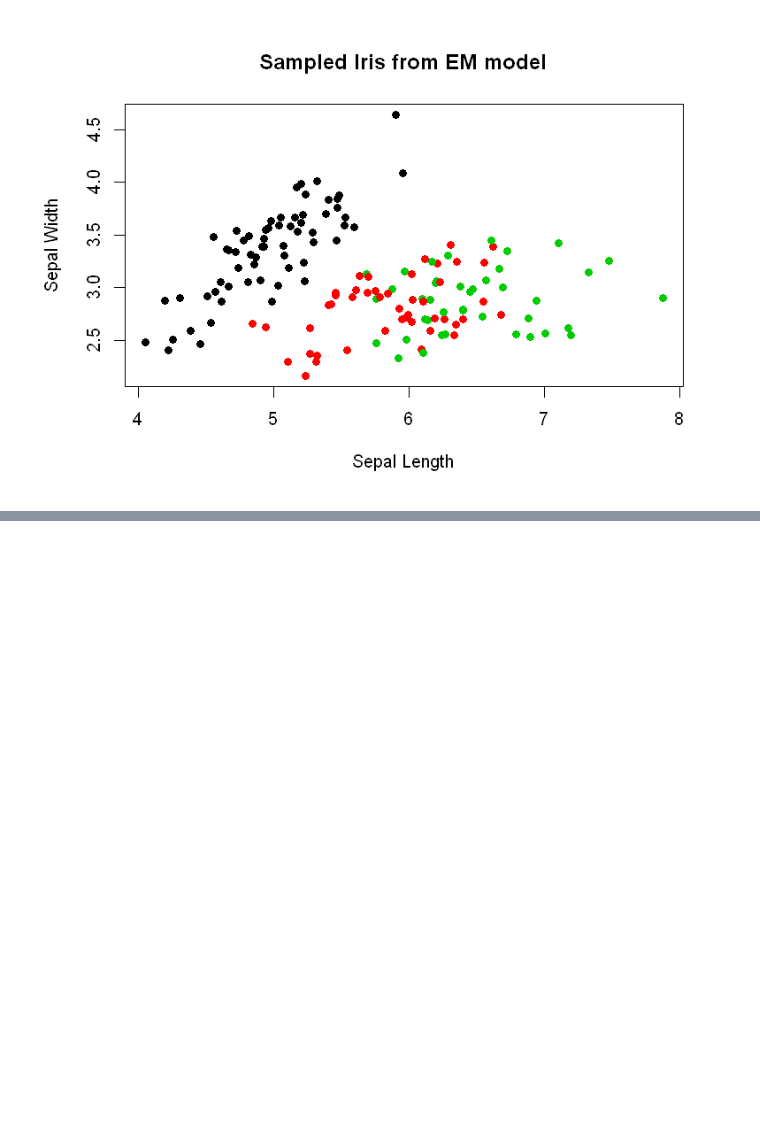
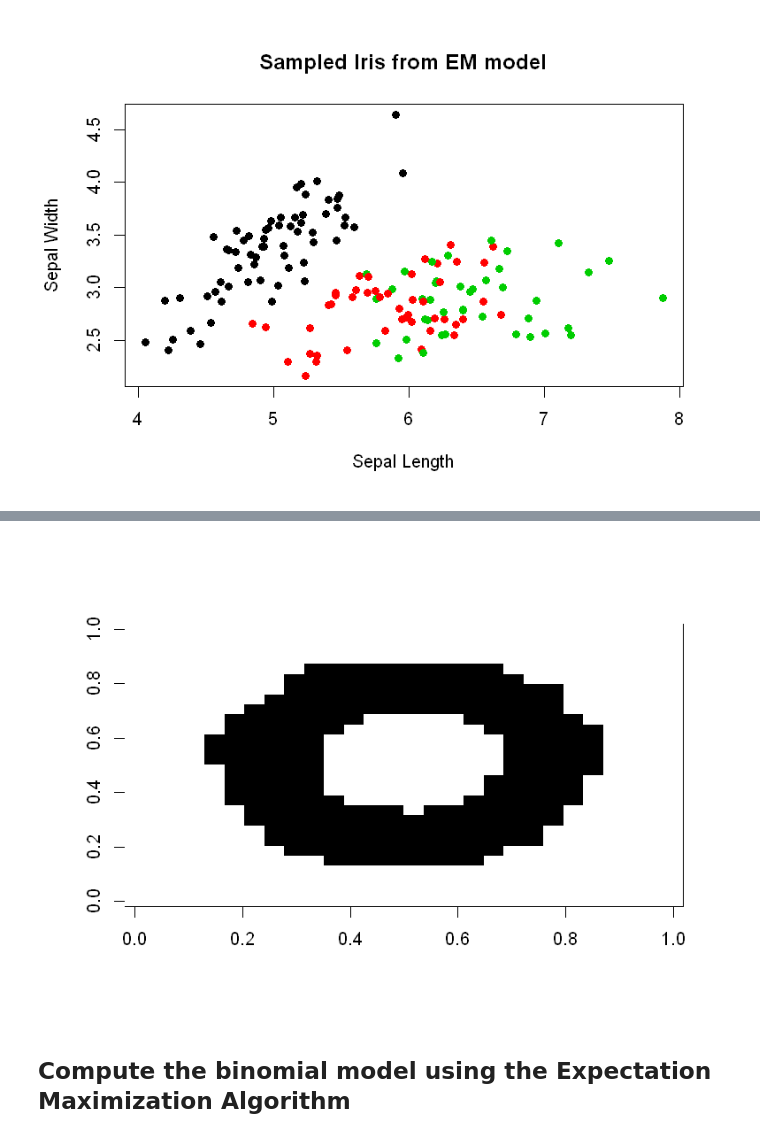
Before and after one commit to niruc100/Data-Science-With-R, a Jupyter notebook: Cluster Analysis.ipynb, the cells around one changed output, grey strips where cells are left out. Cells and saved outputs as stored; diff of their text form; code cells hidden in the pictures; blank space fills up the shorter version.

Commit message:
add gaussian and bernoulli mixture models and descriptions

```diff
--- a/Cluster Analysis.ipynb
+++ b/Cluster Analysis.ipynb
@@ -342,0 +360,16 @@ xlab="Sepal Length", ylab='Sepal Width' ,main = "Sampled Iris from EM model")
+# %%
+mnist_labels <- digits[, 1]
+mnist <- digits[, -1]
+# %%
+# function for plotting
+plot_digit <- function(row){
+    digit <- matrix(row, nrow=28, ncol=28)
+    digit[digit > 0 ] <- 1
+    image(digit, col=gray(255:0 / 255))
+}
+# %%
+plot_digit(mnist[1,])
+# %% [output]
+[figure, added]
+# %% [markdown]
+## Compute the binomial model using the Expectation Maximization Algorithm
```
Also changed, not shown: parts of 32 cells of this notebook.
